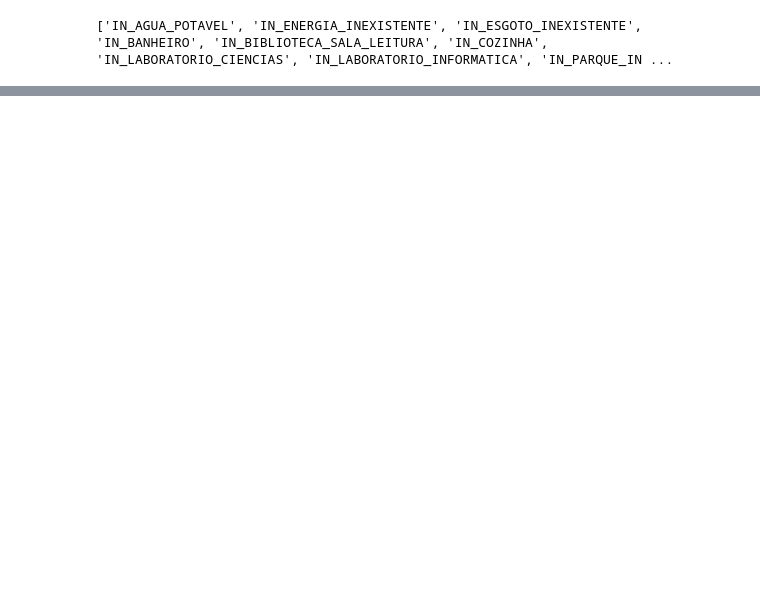
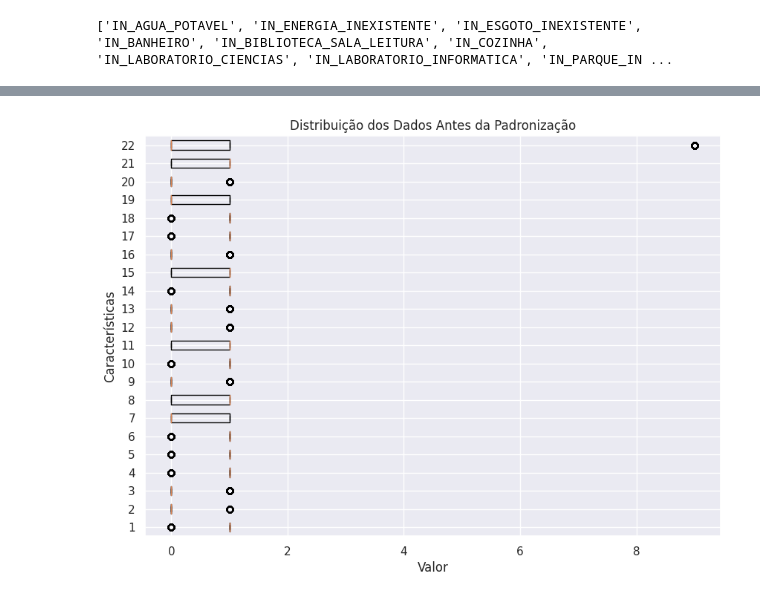
Before and after one commit to marcelo-h-h/School-DS, a Jupyter notebook: notebooks/Work.ipynb, the cells around one changed output, grey strips where cells are left out. Drawn from its saved outputs; the diff is of its cells as text; code cells hidden in the pictures; blank space fills up the shorter version.

```diff
--- a/notebooks/Work.ipynb
+++ b/notebooks/Work.ipynb
@@ -287,0 +1874,100 @@ Colunas em distinto: ['CO_ENTIDADE', 'IN_LABORATORIO_EDUC_PROF', 'IN_SALA_REPOUS
+# %%
+import numpy as np
+import pandas as pd
+import matplotlib.pyplot as plt
+from sklearn.cluster import DBSCAN
+from sklearn.preprocessing import StandardScaler
+from sklearn.metrics import silhouette_score
+from sklearn.model_selection import ParameterGrid
+from sklearn.decomposition import PCA
+
+# Preparação dos dados
+X_dbscan = df_microdados_med.drop(columns=['CO_ENTIDADE', 'ABAND_MED', 'CLASSE_ABAND'])
+
+# Visualização da distribuição dos dados antes da padronização
+plt.figure(figsize=(10, 7))
+plt.boxplot(X_dbscan, vert=False)
+plt.title('Distribuição dos Dados Antes da Padronização')
+plt.xlabel('Valor')
+plt.ylabel('Características')
+plt.show()
+
+# Padronização dos dados
+scaler = StandardScaler()
+X_scaled_dbscan = scaler.fit_transform(X_dbscan)
+
+# Visualização da distribuição dos dados após a padronização
+plt.figure(figsize=(10, 7))
+plt.boxplot(X_scaled_dbscan, vert=False)
+plt.title('Distribuição dos Dados Após a Padronização')
+plt.xlabel('Valor Padronizado')
+plt.ylabel('Características')
+plt.show()
+
+# Redução de dimensionalidade com PCA para 2 componentes
+pca = PCA(n_components=2)
+X_pca = pca.fit_transform(X_scaled_dbscan)
+
+# Visualização dos dados após PCA
+plt.figure(figsize=(10, 7))
+plt.scatter(X_pca[:, 0], X_pca[:, 1], s=5, alpha=0.6)
+plt.title('Distribuição dos Dados Após PCA')
+plt.xlabel('Componente Principal 1')
+plt.ylabel('Componente Principal 2')
+plt.show()
+
+# Definindo uma grade de parâmetros para DBSCAN
+param_grid = {
+    'eps': np.linspace(0.1, 2.0, 20),  # Aumentar o intervalo de eps
+    'min_samples': range(50, 1000, 100)  # Ajustar min_samples
+}
+
+best_score = -1
+best_params = None
+best_labels = None
+
+# Busca por grade
+for params in ParameterGrid(param_grid):
+    dbscan = DBSCAN(eps=params['eps'], min_samples=params['min_samples'])
+    labels = dbscan.fit_predict(X_pca)
+
+    if len(set(labels)) > 1:  # Considerar apenas se há mais de um cluster
+        score = silhouette_score(X_pca, labels)
+        if score > best_score:
+            best_score = score
+            best_params = params
+            best_labels = labels
+
+print(f"Melhor parâmetro eps: {best_params['eps']}")
+print(f"Melhor parâmetro min_samples: {best_params['min_samples']}")
+print(f"Melhor Silhouette Score: {best_score}")
+
+# Contagem de pontos por cluster
+unique, counts = np.unique(best_labels, return_counts=True)
+cluster_counts = dict(zip(unique, counts))
+print("Contagem de pontos por cluster:", cluster_counts)
+
+# Número de clusters encontrados (excluindo ruído, se presente)
+num_clusters = len(set(best_labels)) - (1 if -1 in best_labels else 0)
+print(f"Número de clusters encontrados: {num_clusters}")
+
+# Visualização dos clusters
+plt.figure(figsize=(10, 7))
+plt.scatter(X_pca[:, 0], X_pca[:, 1], c=best_labels, cmap='viridis', s=50, alpha=0.6)
+plt.title('DBSCAN Clustering')
+plt.xlabel('Componente Principal 1')
+plt.ylabel('Componente Principal 2')
+plt.colorbar(label='Cluster Label')
+plt.show()
+
+# Adicionar os labels dos clusters ao DataFrame original
+df_clusters_dbscan = df_microdados_med.copy()
+df_clusters_dbscan['Cluster'] = best_labels
+
+# Comparar os clusters com a variável alvo
+cluster_summary_dbscan = df_clusters_dbscan.groupby(['Cluster', 'CLASSE_ABAND']).size().unstack(fill_value=0)
+
+print("Resumo dos clusters comparado com a variável alvo:")
+print(cluster_summary_dbscan)
+# %% [output]
+[figure, added]
```
Also changed, not shown: parts of 36 cells of this notebook, 2 other files.
